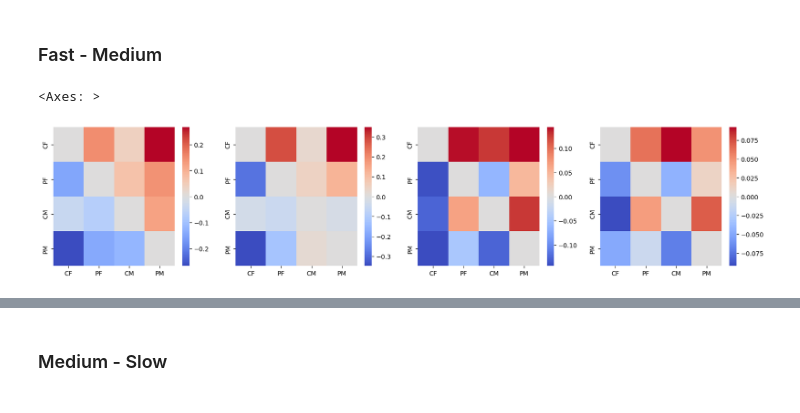
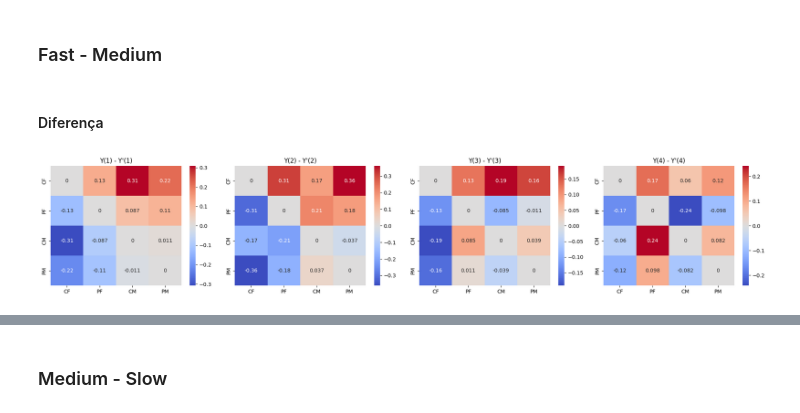
Before and after one commit to gustavoroque97/paper-financial-graph, a Jupyter notebook: code/graphs/lead_lag_relation.ipynb, the cells around one changed output, grey strips where cells are left out. Drawn from its saved outputs; the diff is of its cells as text; code cells hidden in the pictures.

Commit message:
:sparkles: números nos heatmaps, matriz de autocorrelação plotada, salvamento dos metadados dos portfólios

```diff
--- a/code/graphs/lead_lag_relation.ipynb
+++ b/code/graphs/lead_lag_relation.ipynb
@@ -409,37 +459,14 @@ Text(0.5, 1.0, "Y(4) - Y'(4)")
 # %% [markdown]
 ### Fast - Medium
+# %% [markdown]
+#### Diferença
 # %%
-X = pd.concat([R1, R2, R3, R4], axis=1)
-X.columns = ["CentralFast", "PeripheralFast",
-             "CentralMedium", "PeripheralMedium"]
-
-labels = ["CF", "PF", "CM", "PM"]
-
-X_temp = autocorrelation_matrix(X, lag=1)
-X1 = pd.DataFrame(X_temp - X_temp.T,
-                  index=labels,
-                  columns=labels)
-
-X_temp = autocorrelation_matrix(X, lag=2)
-X2 = pd.DataFrame(X_temp - X_temp.T,
-                  index=labels,
-                  columns=labels)
-
-X_temp = autocorrelation_matrix(X, lag=3)
-X3 = pd.DataFrame(X_temp - X_temp.T,
-                  index=labels,
-                  columns=labels)
-
-X_temp = autocorrelation_matrix(X, lag=4)
-X4 = pd.DataFrame(X_temp - X_temp.T,
-                  index=labels,
-                  columns=labels)
-
-fig, ax = plt.subplots(1, 4, figsize=(20,4))
-sns.heatmap(X1, ax=ax[0], cmap="coolwarm")
-sns.heatmap(X2, ax=ax[1], cmap="coolwarm")
-sns.heatmap(X3, ax=ax[2], cmap="coolwarm")
-sns.heatmap(X4, ax=ax[3], cmap="coolwarm")
+plot_antisymmetric_autocorr(
+    returns_list=[R1, R2, R3, R4],
+    column_names=["CentralFast", "PeripheralFast",
+                  "CentralMedium", "PeripheralMedium"],
+    labels=["CF", "PF", "CM", "PM"],
+    annot=True
+)
 # %% [output]
-<Axes: >
-[figure, old version]
+[figure, new version]
```
Also changed, not shown: parts of 20 cells of this notebook, 6 other files.
